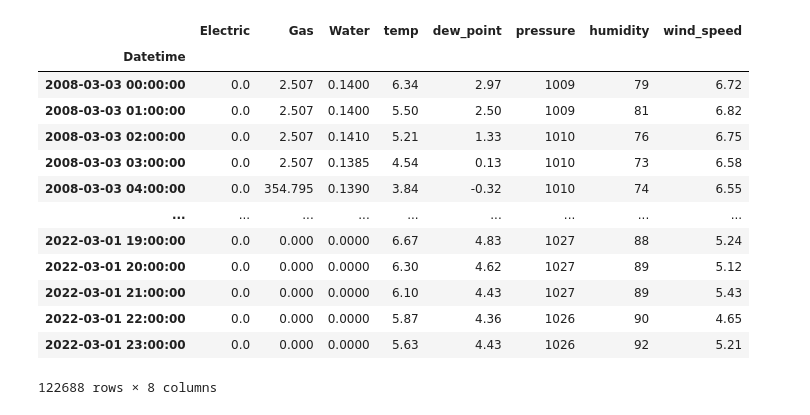
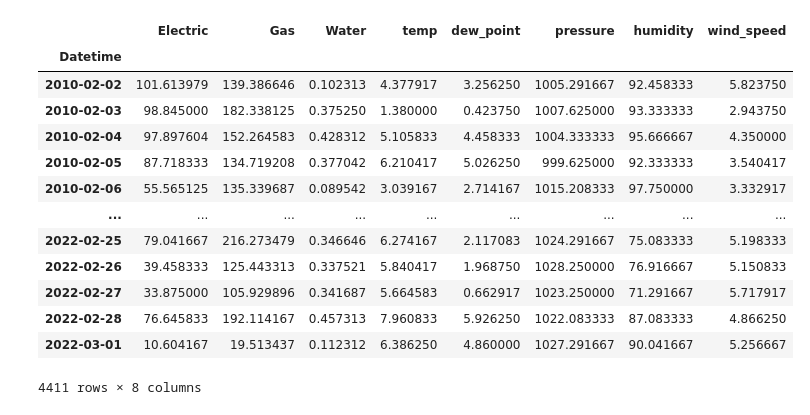
Before and after one commit to UsmanKolo/Master_Thesis, a Jupyter notebook: Notebooks/MultiVariate_LSTM.ipynb, the cells around one changed output. Cells and saved outputs as stored; diff of their text form; code cells hidden in the pictures.

```diff
--- a/Notebooks/MultiVariate_LSTM.ipynb
+++ b/Notebooks/MultiVariate_LSTM.ipynb
@@ -13,24 +13,24 @@ from keras.callbacks import *
 from sklearn.metrics import *
 # %%
 # Importing Training Set
-df = pd.read_csv('C:\\Users\\moham\\OneDrive - De Montfort University\\Final Project\\Master_Thesis\\Dataset\\QBHourly.csv', index_col=0, parse_dates=True)
+df = pd.read_csv('C:\\Users\\moham\\OneDrive - De Montfort University\\Final Project\\Master_Thesis\\Dataset\\HUDaily.csv', index_col=0, parse_dates=True)
 
 df
 # %% [output]
 |  | Electric | Gas | Water | temp | dew_point | pressure | humidity | wind_speed |
 | Datetime |  |  |  |  |  |  |  |  |
-| 2008-03-03 00:00:00 | 0.0 | 2.507 | 0.1400 | 6.34 | 2.97 | 1009 | 79 | 6.72 |
-| 2008-03-03 01:00:00 | 0.0 | 2.507 | 0.1400 | 5.50 | 2.50 | 1009 | 81 | 6.82 |
-| 2008-03-03 02:00:00 | 0.0 | 2.507 | 0.1410 | 5.21 | 1.33 | 1010 | 76 | 6.75 |
-| 2008-03-03 03:00:00 | 0.0 | 2.507 | 0.1385 | 4.54 | 0.13 | 1010 | 73 | 6.58 |
-| 2008-03-03 04:00:00 | 0.0 | 354.795 | 0.1390 | 3.84 | -0.32 | 1010 | 74 | 6.55 |
+| 2010-02-02 | 101.613979 | 139.386646 | 0.102313 | 4.377917 | 3.256250 | 1005.291667 | 92.458333 | 5.823750 |
+| 2010-02-03 | 98.845000 | 182.338125 | 0.375250 | 1.380000 | 0.423750 | 1007.625000 | 93.333333 | 2.943750 |
+| 2010-02-04 | 97.897604 | 152.264583 | 0.428312 | 5.105833 | 4.458333 | 1004.333333 | 95.666667 | 4.350000 |
+| 2010-02-05 | 87.718333 | 134.719208 | 0.377042 | 6.210417 | 5.026250 | 999.625000 | 92.333333 | 3.540417 |
+| 2010-02-06 | 55.565125 | 135.339687 | 0.089542 | 3.039167 | 2.714167 | 1015.208333 | 97.750000 | 3.332917 |
 | ... | ... | ... | ... | ... | ... | ... | ... | ... |
-| 2022-03-01 19:00:00 | 0.0 | 0.000 | 0.0000 | 6.67 | 4.83 | 1027 | 88 | 5.24 |
-| 2022-03-01 20:00:00 | 0.0 | 0.000 | 0.0000 | 6.30 | 4.62 | 1027 | 89 | 5.12 |
-| 2022-03-01 21:00:00 | 0.0 | 0.000 | 0.0000 | 6.10 | 4.43 | 1027 | 89 | 5.43 |
-| 2022-03-01 22:00:00 | 0.0 | 0.000 | 0.0000 | 5.87 | 4.36 | 1026 | 90 | 4.65 |
-| 2022-03-01 23:00:00 | 0.0 | 0.000 | 0.0000 | 5.63 | 4.43 | 1026 | 92 | 5.21 |
+| 2022-02-25 | 79.041667 | 216.273479 | 0.346646 | 6.274167 | 2.117083 | 1024.291667 | 75.083333 | 5.198333 |
+| 2022-02-26 | 39.458333 | 125.443313 | 0.337521 | 5.840417 | 1.968750 | 1028.250000 | 76.916667 | 5.150833 |
+| 2022-02-27 | 33.875000 | 105.929896 | 0.341687 | 5.664583 | 0.662917 | 1023.250000 | 71.291667 | 5.717917 |
+| 2022-02-28 | 76.645833 | 192.114167 | 0.457313 | 7.960833 | 5.926250 | 1022.083333 | 87.083333 | 4.866250 |
+| 2022-03-01 | 10.604167 | 19.513437 | 0.112312 | 6.386250 | 4.860000 | 1027.291667 | 90.041667 | 5.256667 |
-122688 rows × 8 columns
+4411 rows × 8 columns
 # %%
 # convert series to supervised learning
 def series_to_supervised(data, n_in=1, n_out=1, dropnan=True):
```
Also changed, not shown: parts of 2 cells of this notebook, 3 other files.
